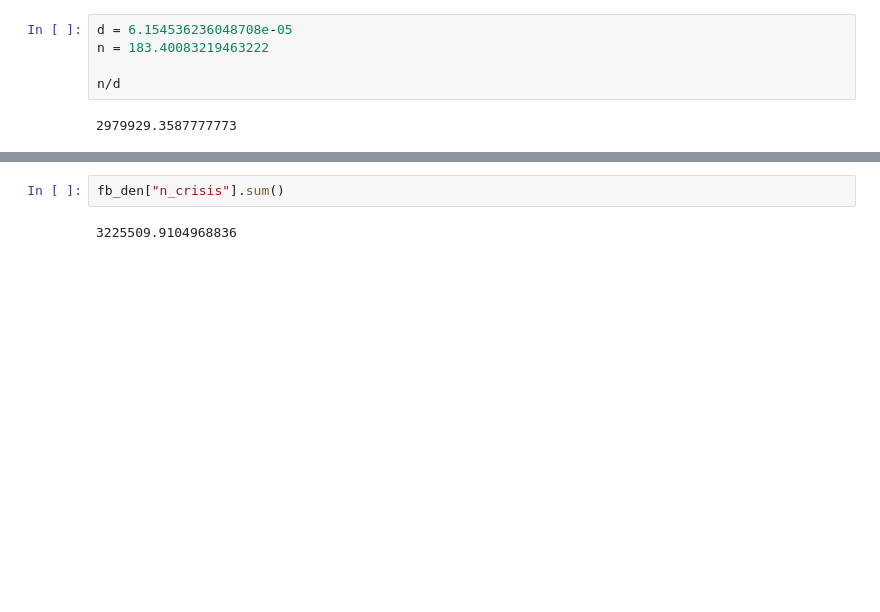
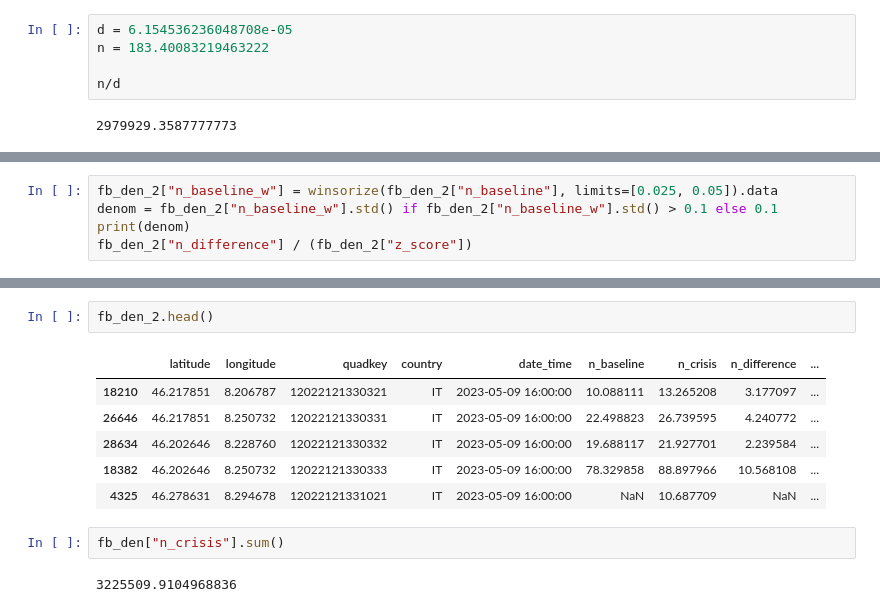
Before and after one commit to minigonche/synthetic_mobility_data_generator, a Jupyter notebook: Andrea.ipynb, the cells around one changed output, grey strips where cells are left out. Drawn from its saved outputs; the diff is of its cells as text; blank space fills up the shorter version.

Commit message:
z-score added

```diff
--- a/Andrea.ipynb
+++ b/Andrea.ipynb
@@ -261,0 +241,5 @@ Name: n_crisis, Length: 29063, dtype: float64
+# %%
+fb_den_2["n_baseline_w"] = winsorize(fb_den_2["n_baseline"], limits=[0.025, 0.05]).data
+denom = fb_den_2["n_baseline_w"].std() if fb_den_2["n_baseline_w"].std() > 0.1 else 0.1
+print(denom)
+fb_den_2["n_difference"] / (fb_den_2["z_score"])
@@ -262,3 +260,12 @@ Name: n_crisis, Length: 29063, dtype: float64
+# %%
+fb_den_2.head()
+# %% [output]
+|  | latitude | longitude | quadkey | country | date_time | n_baseline | n_crisis | n_difference | ... |
+| 18210 | 46.217851 | 8.206787 | 12022121330321 | IT | 2023-05-09 16:00:00 | 10.088111 | 13.265208 | 3.177097 | ... |
+| 26646 | 46.217851 | 8.250732 | 12022121330331 | IT | 2023-05-09 16:00:00 | 22.498823 | 26.739595 | 4.240772 | ... |
+| 28634 | 46.202646 | 8.228760 | 12022121330332 | IT | 2023-05-09 16:00:00 | 19.688117 | 21.927701 | 2.239584 | ... |
+| 18382 | 46.202646 | 8.250732 | 12022121330333 | IT | 2023-05-09 16:00:00 | 78.329858 | 88.897966 | 10.568108 | ... |
+| 4325 | 46.278631 | 8.294678 | 12022121331021 | IT | 2023-05-09 16:00:00 | NaN | 10.687709 | NaN | ... |
 # %%
 fb_den["n_crisis"].sum()
 # %% [output]
```
Also changed, not shown: parts of 9 cells of this notebook, 2 other files.
